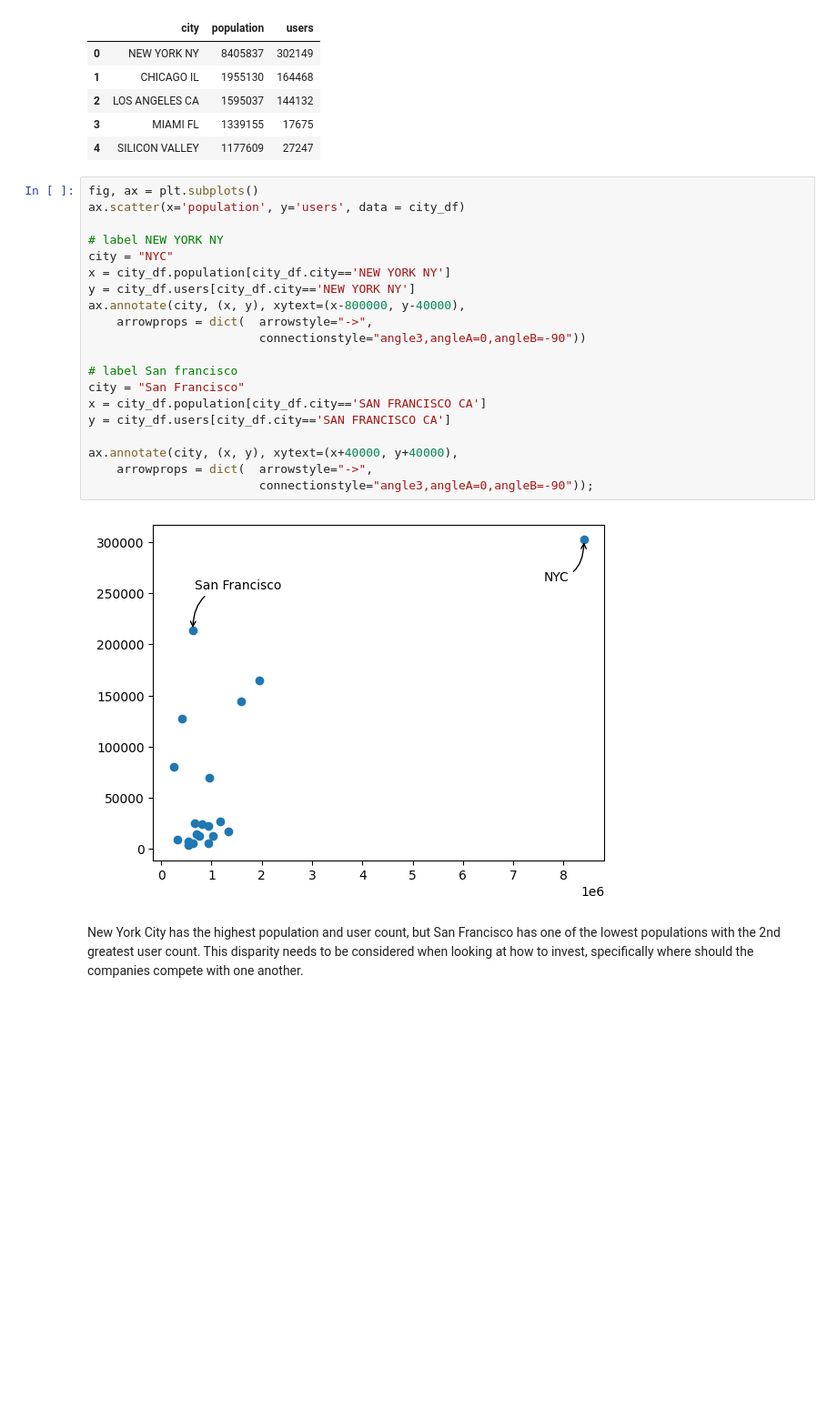
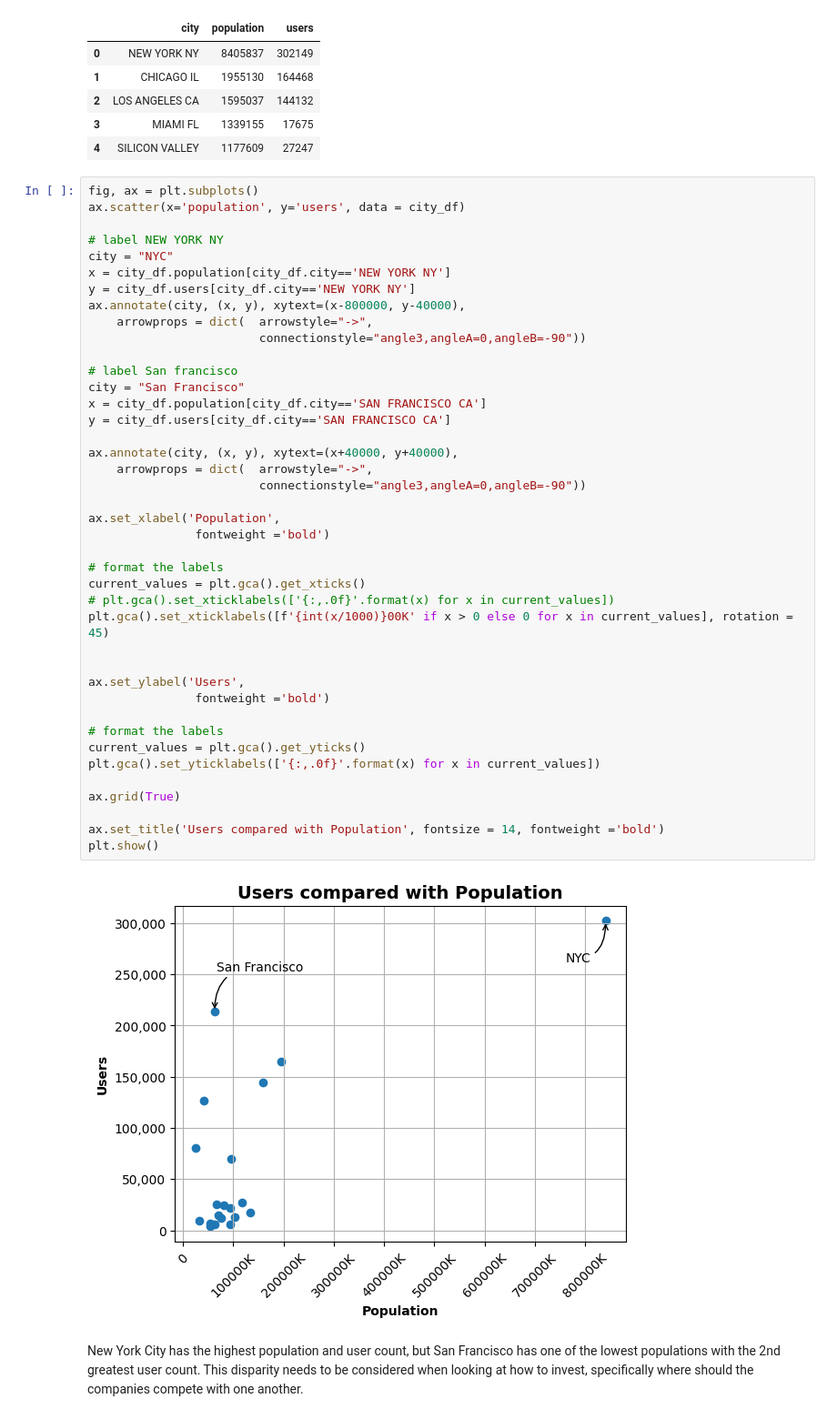
Before and after one commit to rambles-tech/DG_virtual_internship, a Jupyter notebook: week02/EDA.ipynb, the cells around one changed output. Shown at 91% size. Cells and saved outputs as stored; diff of their text form; blank space fills up the shorter version.

```diff
--- a/week02/EDA.ipynb
+++ b/week02/EDA.ipynb
@@ -212,25 +218,46 @@ city_df.sort_values(by='population', ascending=False).head()
 # %%
 fig, ax = plt.subplots()
 ax.scatter(x='population', y='users', data = city_df)
 
 # label NEW YORK NY
 city = "NYC"
 x = city_df.population[city_df.city=='NEW YORK NY']
 y = city_df.users[city_df.city=='NEW YORK NY']
 ax.annotate(city, (x, y), xytext=(x-800000, y-40000),
     arrowprops = dict(  arrowstyle="->",
                         connectionstyle="angle3,angleA=0,angleB=-90"))
 
 # label San francisco
 city = "San Francisco"
 x = city_df.population[city_df.city=='SAN FRANCISCO CA']
 y = city_df.users[city_df.city=='SAN FRANCISCO CA']
 
 ax.annotate(city, (x, y), xytext=(x+40000, y+40000),
     arrowprops = dict(  arrowstyle="->",
-                        connectionstyle="angle3,angleA=0,angleB=-90"));
+                        connectionstyle="angle3,angleA=0,angleB=-90"))
+
+ax.set_xlabel('Population',
+               fontweight ='bold')
+
+# format the labels
+current_values = plt.gca().get_xticks()
+# plt.gca().set_xticklabels(['{:,.0f}'.format(x) for x in current_values])
+plt.gca().set_xticklabels([f'{int(x/1000)}00K' if x > 0 else 0 for x in current_values], rotation = 45)
+
+
+ax.set_ylabel('Users',
+               fontweight ='bold')
+
+# format the labels
+current_values = plt.gca().get_yticks()
+plt.gca().set_yticklabels(['{:,.0f}'.format(x) for x in current_values])
+
+ax.grid(True)
+
+ax.set_title('Users compared with Population', fontsize = 14, fontweight ='bold')
+plt.show()
 # %% [output]
-[figure, old version]
+[figure, new version]
 # %% [markdown]
 New York City has the highest population and user count, but San Francisco has one of the lowest populations with the 2nd greatest user count.  This disparity needs to be considered when looking at how to invest, specifically where should the companies compete with one another.
 # %%
```
Also changed, not shown: parts of 9 cells of this notebook, 4 other files.
